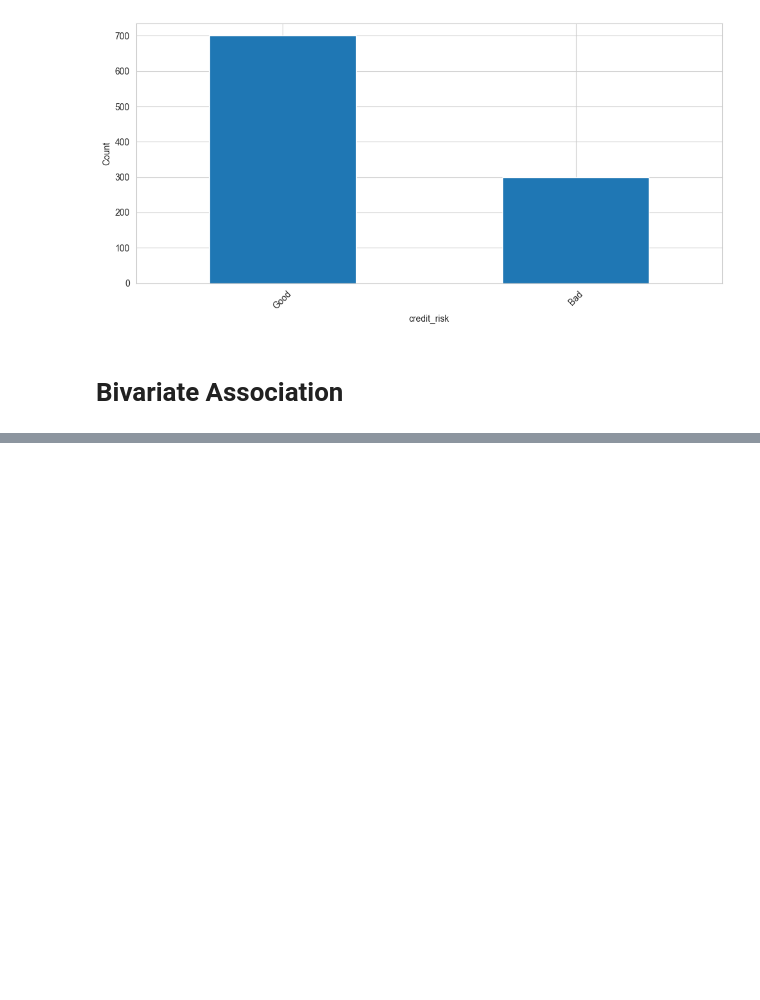
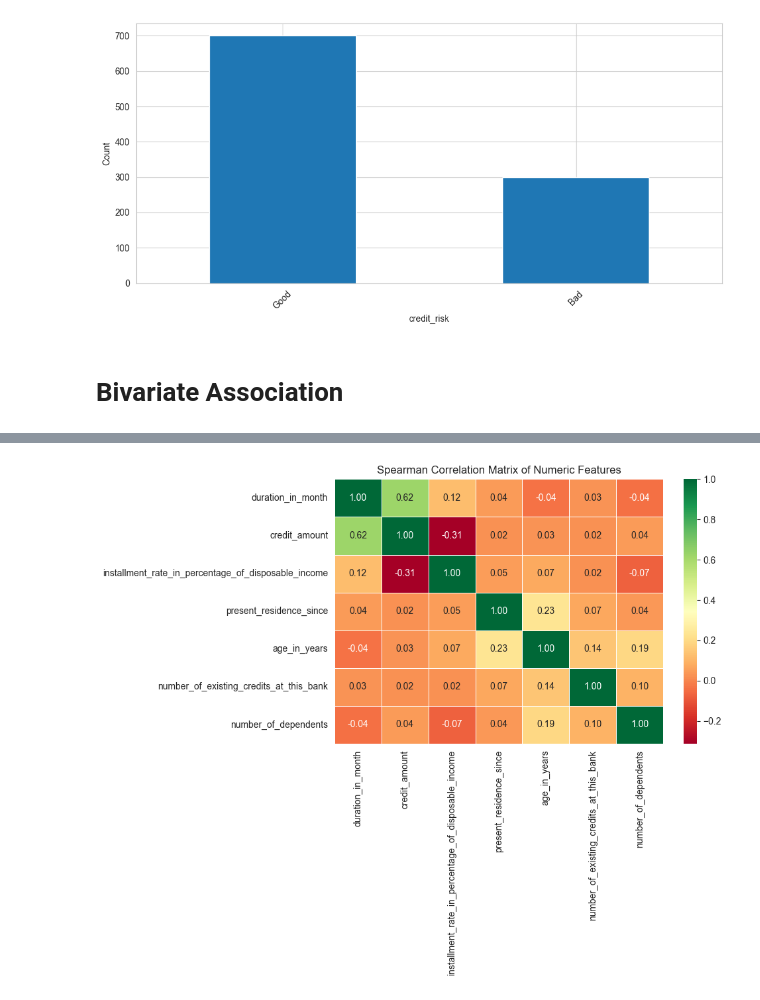
Before and after one commit to shamelbhimani/German_Credit_Analysis, a Jupyter notebook: sample.ipynb, the cells around one changed output, grey strips where cells are left out. Cells and saved outputs as stored; diff of their text form; code cells hidden in the pictures; blank space fills up the shorter version.

```diff
--- a/sample.ipynb
+++ b/sample.ipynb
@@ -493,0 +512,8 @@ for col in categorical_columns:
+# %%
+plt.figure(figsize=[10,8])
+sns.heatmap(spearman_matrix, annot=True, cmap='RdYlGn', fmt='.2f', linewidths=.5)
+plt.title('Spearman Correlation Matrix of Numeric Features', fontsize=12)
+plt.tight_layout()
+plt.show()
+# %% [output]
+[figure, added]
```
Also changed, not shown: parts of 7 cells of this notebook.
